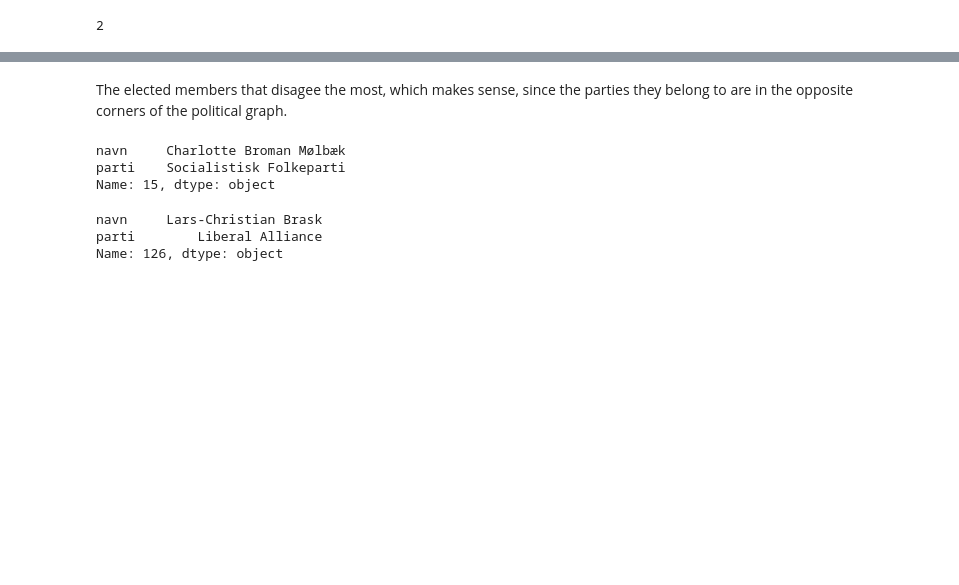
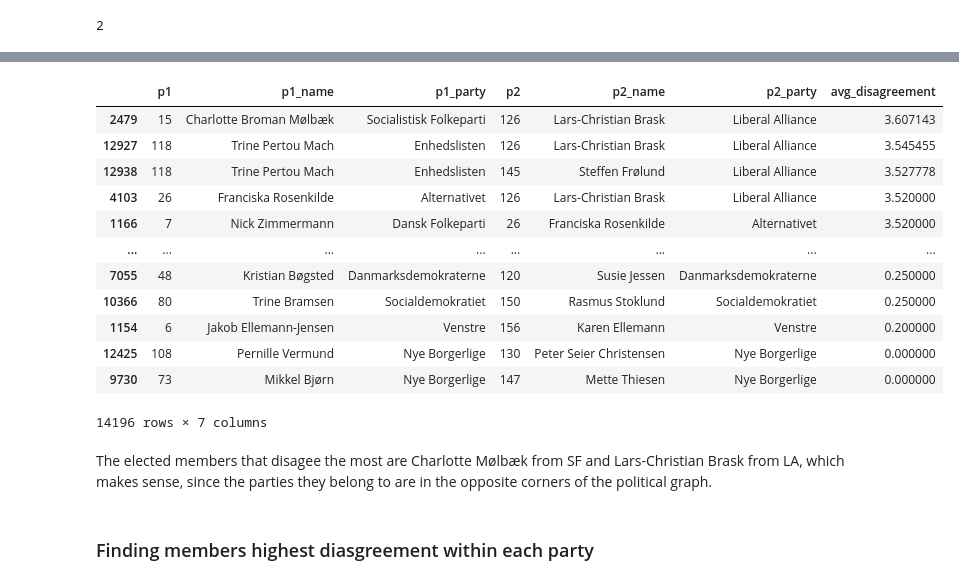
Before and after one commit to michaelbui99/mal-assignment-4, a Jupyter notebook: Assignment.ipynb, the cells around one changed output, grey strips where cells are left out. Drawn from its saved outputs; the diff is of its cells as text; code cells hidden in the pictures; blank space fills up the shorter version.

```diff
--- a/Assignment.ipynb
+++ b/Assignment.ipynb
@@ -1244,15 +1258,20 @@ disagreement_df.drop_duplicates().sort_values(by="avg_disagreement", axis=0, asc
+# %%
+disagreement_df.sort_values(by="avg_disagreement", axis=0, ascending=False)
+# %% [output]
+|  | p1 | p1_name | p1_party | p2 | p2_name | p2_party | avg_disagreement |
+| 2479 | 15 | Charlotte Broman Mølbæk | Socialistisk Folkeparti | 126 | Lars-Christian Brask | Liberal Alliance | 3.607143 |
+| 12927 | 118 | Trine Pertou Mach | Enhedslisten | 126 | Lars-Christian Brask | Liberal Alliance | 3.545455 |
+| 12938 | 118 | Trine Pertou Mach | Enhedslisten | 145 | Steffen Frølund | Liberal Alliance | 3.527778 |
+| 4103 | 26 | Franciska Rosenkilde | Alternativet | 126 | Lars-Christian Brask | Liberal Alliance | 3.520000 |
+| 1166 | 7 | Nick Zimmermann | Dansk Folkeparti | 26 | Franciska Rosenkilde | Alternativet | 3.520000 |
+| ... | ... | ... | ... | ... | ... | ... | ... |
+| 7055 | 48 | Kristian Bøgsted | Danmarksdemokraterne | 120 | Susie Jessen | Danmarksdemokraterne | 0.250000 |
+| 10366 | 80 | Trine Bramsen | Socialdemokratiet | 150 | Rasmus Stoklund | Socialdemokratiet | 0.250000 |
+| 1154 | 6 | Jakob Ellemann-Jensen | Venstre | 156 | Karen Ellemann | Venstre | 0.200000 |
+| 12425 | 108 | Pernille Vermund | Nye Borgerlige | 130 | Peter Seier Christensen | Nye Borgerlige | 0.000000 |
+| 9730 | 73 | Mikkel Bjørn | Nye Borgerlige | 147 | Mette Thiesen | Nye Borgerlige | 0.000000 |
+14196 rows × 7 columns
 # %% [markdown]
-The elected members that disagee the most, which makes sense, since the parties they belong to are in the opposite corners of the political graph.
+The elected members that disagee the most are Charlotte Mølbæk from SF and Lars-Christian Brask from LA, which makes sense, since the parties they belong to are in the opposite corners of the political graph.
-# %%
-elected_candidates_responses_df.iloc[15][['navn', 'parti']]
-# %% [output]
-navn     Charlotte Broman Mølbæk
-parti    Socialistisk Folkeparti
-Name: 15, dtype: object
-# %%
-
-elected_candidates_responses_df.iloc[126][['navn', 'parti']]
-# %% [output]
-navn     Lars-Christian Brask
-parti        Liberal Alliance
-Name: 126, dtype: object
+# %% [markdown]
+### Finding members highest diasgreement within each party
```
Also changed, not shown: parts of 15 cells of this notebook.
